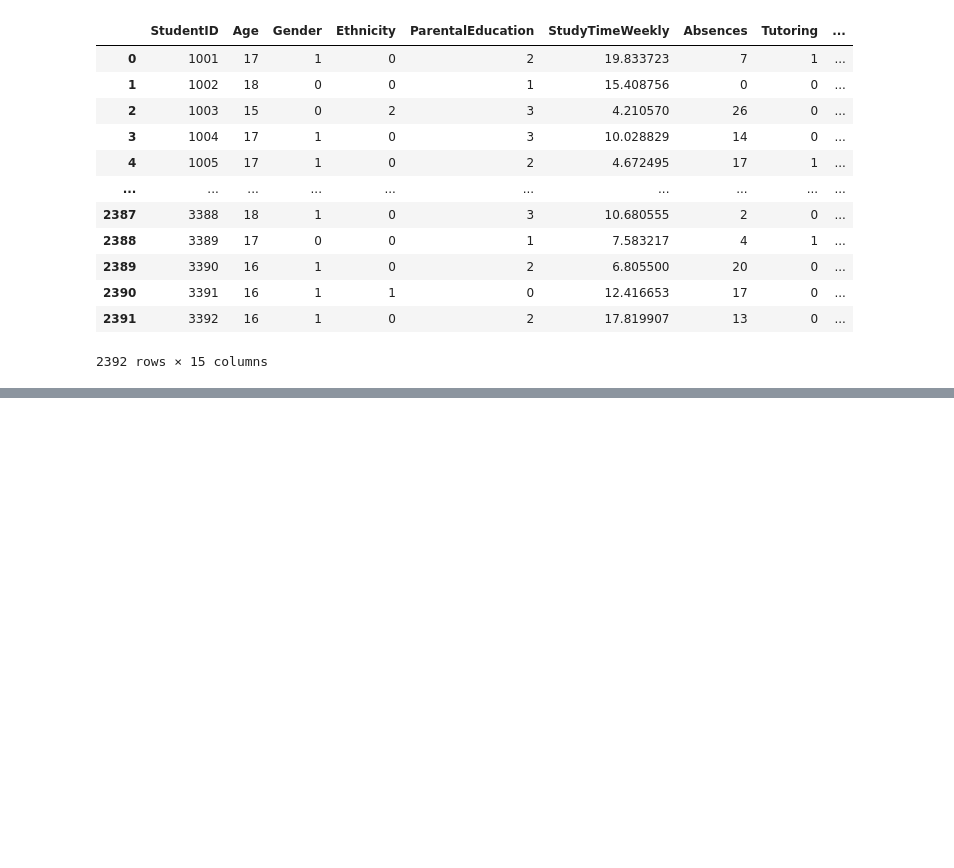
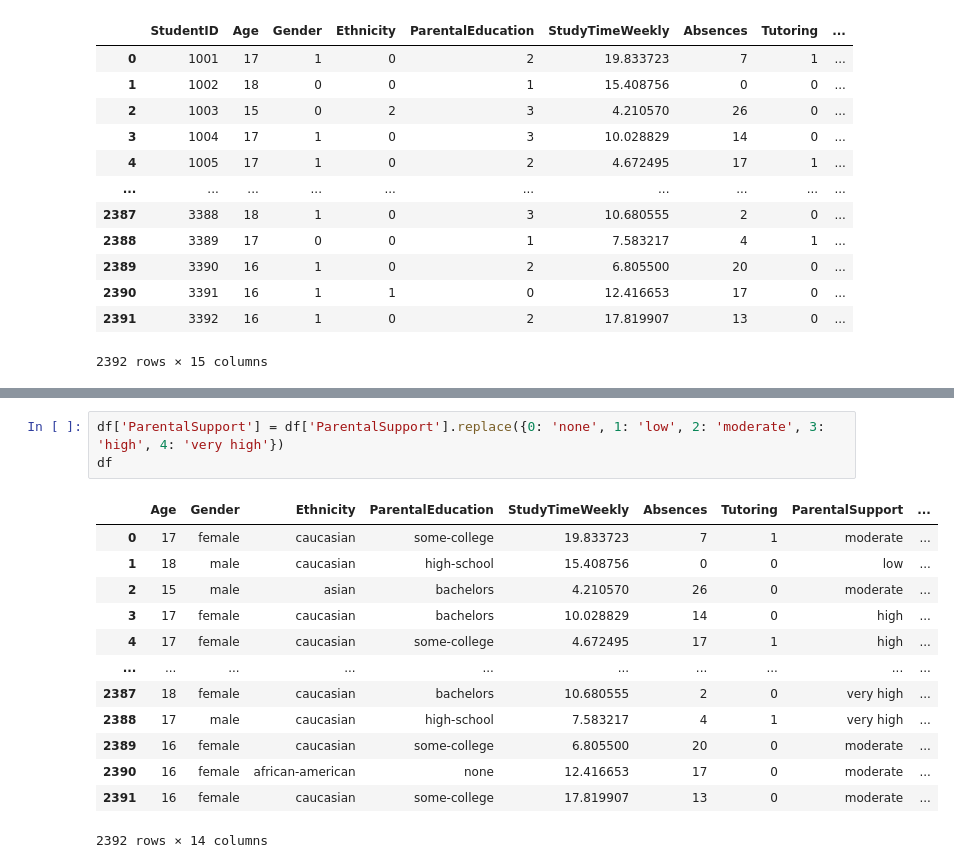
Before and after one commit to ChuckErol/student_performance_predictive_analysis, a Jupyter notebook: project_4.ipynb, the cells around one changed output, grey strips where cells are left out. Cells and saved outputs as stored; diff of their text form; blank space fills up the shorter version.

```diff
--- a/project_4.ipynb
+++ b/project_4.ipynb
@@ -27,0 +73,17 @@ Index(['StudentID', 'Age', 'Gender', 'Ethnicity', 'ParentalEducation',
+# %%
+df['ParentalSupport'] = df['ParentalSupport'].replace({0: 'none', 1: 'low', 2: 'moderate', 3: 'high', 4: 'very high'})
+df
+# %% [output]
+|  | Age | Gender | Ethnicity | ParentalEducation | StudyTimeWeekly | Absences | Tutoring | ParentalSupport | ... |
+| 0 | 17 | female | caucasian | some-college | 19.833723 | 7 | 1 | moderate | ... |
+| 1 | 18 | male | caucasian | high-school | 15.408756 | 0 | 0 | low | ... |
+| 2 | 15 | male | asian | bachelors | 4.210570 | 26 | 0 | moderate | ... |
+| 3 | 17 | female | caucasian | bachelors | 10.028829 | 14 | 0 | high | ... |
+| 4 | 17 | female | caucasian | some-college | 4.672495 | 17 | 1 | high | ... |
+| ... | ... | ... | ... | ... | ... | ... | ... | ... | ... |
+| 2387 | 18 | female | caucasian | bachelors | 10.680555 | 2 | 0 | very high | ... |
+| 2388 | 17 | male | caucasian | high-school | 7.583217 | 4 | 1 | very high | ... |
+| 2389 | 16 | female | caucasian | some-college | 6.805500 | 20 | 0 | moderate | ... |
+| 2390 | 16 | female | african-american | none | 12.416653 | 17 | 0 | moderate | ... |
+| 2391 | 16 | female | caucasian | some-college | 17.819907 | 13 | 0 | moderate | ... |
+2392 rows × 14 columns
```
Also changed, not shown: parts of 8 cells of this notebook.
